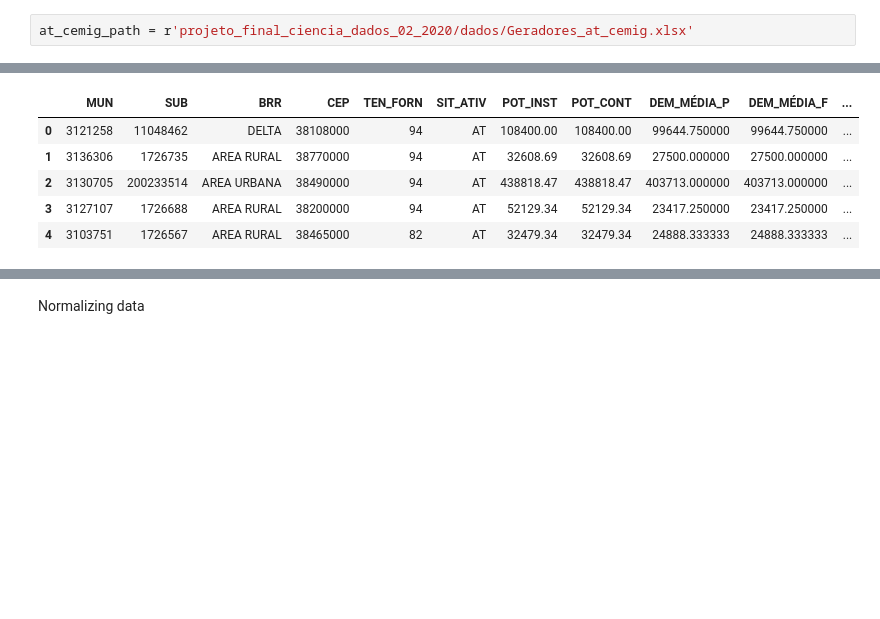
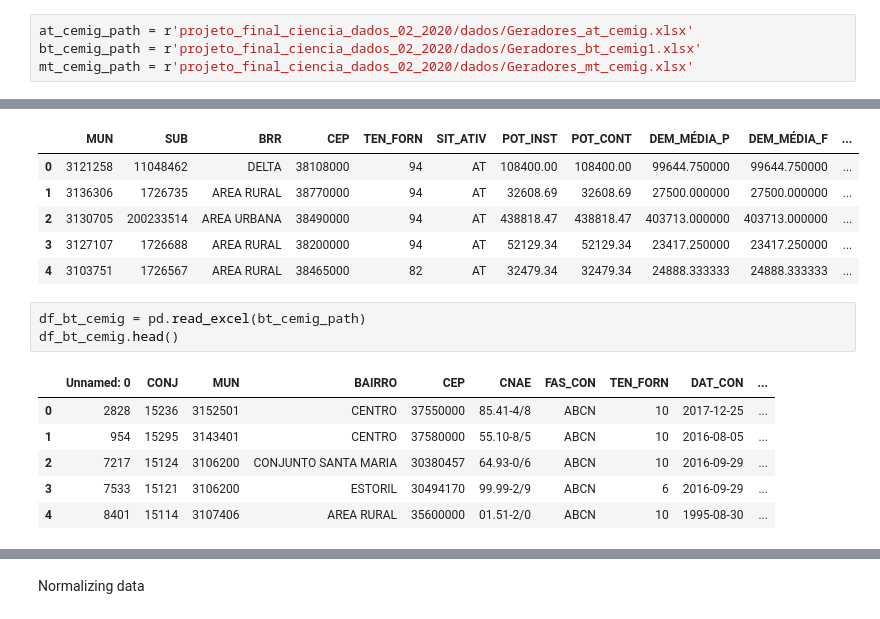
Before and after one commit to wsilveira-splunk/projeto_final_ciencia_dados_02_2020, a Jupyter notebook: projeto_final_ciencia_dados_02_2020.ipynb, the cells around one changed output, grey strips where cells are left out. Drawn from its saved outputs; the diff is of its cells as text; blank space fills up the shorter version.

```diff
--- a/projeto_final_ciencia_dados_02_2020.ipynb
+++ b/projeto_final_ciencia_dados_02_2020.ipynb
@@ -31,6 +34,8 @@ import matplotlib.pyplot as plt
 import seaborn as sns
 # %%
 at_cemig_path = r'projeto_final_ciencia_dados_02_2020/dados/Geradores_at_cemig.xlsx'
+bt_cemig_path = r'projeto_final_ciencia_dados_02_2020/dados/Geradores_bt_cemig1.xlsx'
+mt_cemig_path = r'projeto_final_ciencia_dados_02_2020/dados/Geradores_mt_cemig.xlsx'
 # %%
 df_at_cemig = pd.read_excel(at_cemig_path)
 df_at_cemig.head()
@@ -41,3 +46,13 @@ df_at_cemig.head()
 | 2 | 3130705 | 200233514 | AREA URBANA | 38490000 | 94 | AT | 438818.47 | 438818.47 | 403713.000000 | 403713.000000 | ... |
 | 3 | 3127107 | 1726688 | AREA RURAL | 38200000 | 94 | AT | 52129.34 | 52129.34 | 23417.250000 | 23417.250000 | ... |
 | 4 | 3103751 | 1726567 | AREA RURAL | 38465000 | 82 | AT | 32479.34 | 32479.34 | 24888.333333 | 24888.333333 | ... |
+# %%
+df_bt_cemig = pd.read_excel(bt_cemig_path)
+df_bt_cemig.head()
+# %% [output]
+|  | Unnamed: 0 | CONJ | MUN | BAIRRO | CEP | CNAE | FAS_CON | TEN_FORN | DAT_CON | ... |
+| 0 | 2828 | 15236 | 3152501 | CENTRO | 37550000 | 85.41-4/8 | ABCN | 10 | 2017-12-25 | ... |
+| 1 | 954 | 15295 | 3143401 | CENTRO | 37580000 | 55.10-8/5 | ABCN | 10 | 2016-08-05 | ... |
+| 2 | 7217 | 15124 | 3106200 | CONJUNTO SANTA MARIA | 30380457 | 64.93-0/6 | ABCN | 10 | 2016-09-29 | ... |
+| 3 | 7533 | 15121 | 3106200 | ESTORIL | 30494170 | 99.99-2/9 | ABCN | 6 | 2016-09-29 | ... |
+| 4 | 8401 | 15114 | 3107406 | AREA RURAL | 35600000 | 01.51-2/0 | ABCN | 10 | 1995-08-30 | ... |
```
Also changed, not shown: parts of 4 cells of this notebook.
